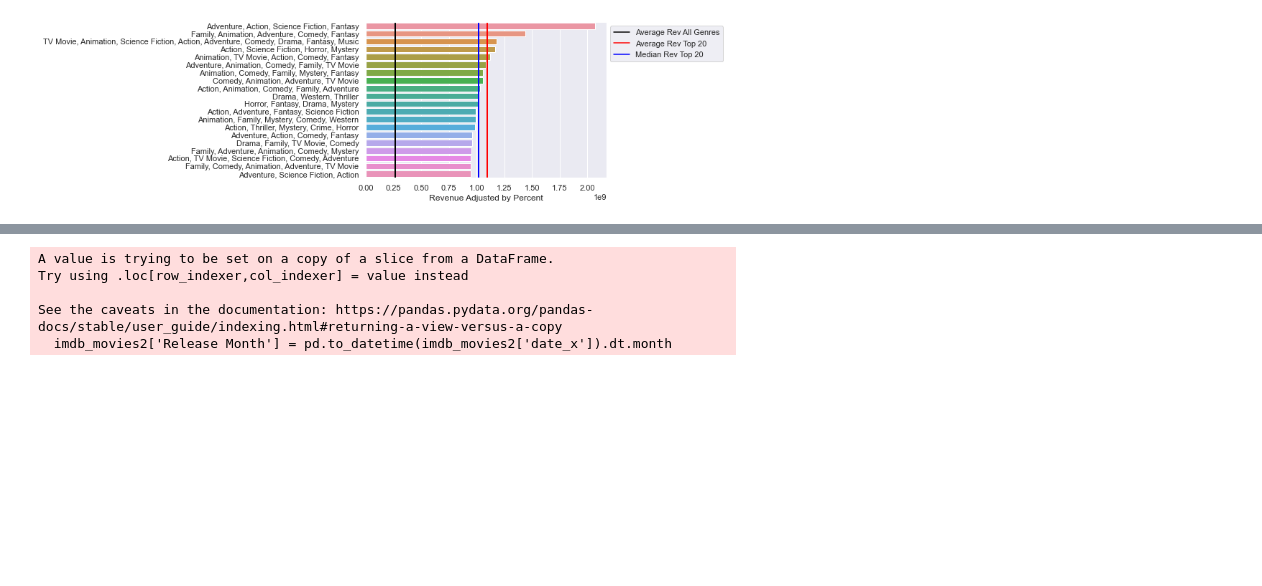
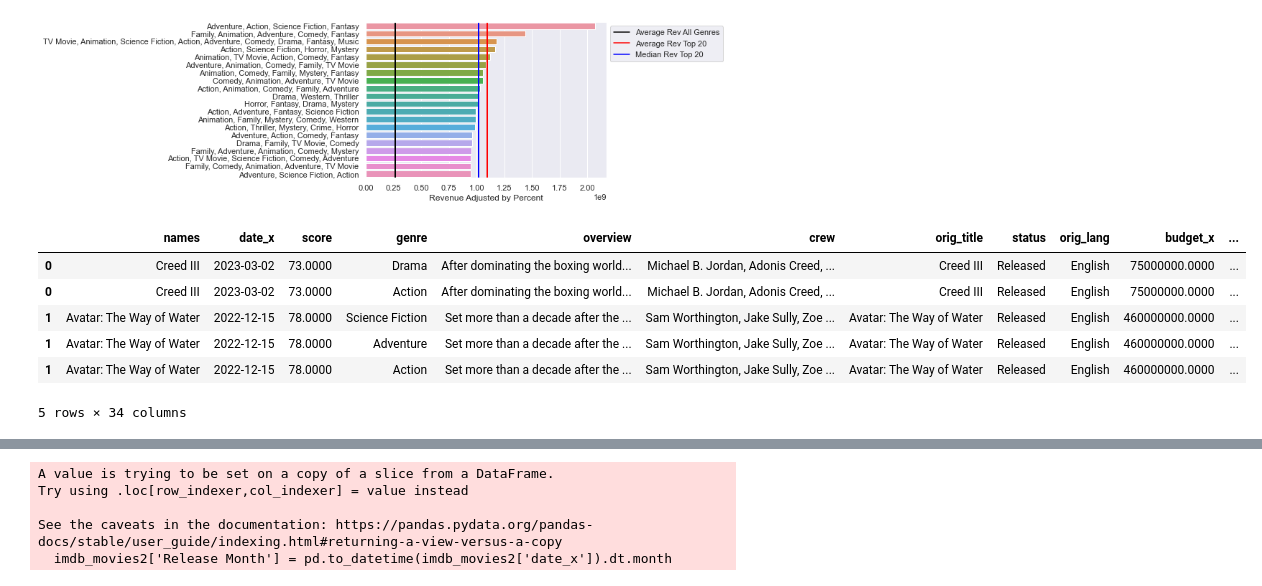
Before and after one commit to Reynch/dsc-phase-2-project-v3, a Jupyter notebook: Rachel.ipynb, the cells around one changed output, grey strips where cells are left out. Saved outputs shown, nothing was run; the diff lists cells and outputs as text; code cells hidden in the pictures; blank space fills up the shorter version.

```diff
--- a/Rachel.ipynb
+++ b/Rachel.ipynb
@@ -795,3 +795,19 @@ plt.legend(handles=[a, b, c], bbox_to_anchor= (1,1));
 # look at median revenue
 # look at absolute profit
 # what is the return percent
+# %%
+# creating copy of dataframe
+imdb_movies_split = imdb_movies.copy()
+# %%
+# split up the genre column, maybe we can plot the above graph for individual genre
+imdb_movies_split['genre'] = imdb_movies_split['genre'].str.split(",")
+imdb_movies_split = imdb_movies_split.explode('genre')
+imdb_movies_split.head()
+# %% [output]
+|  | names | date_x | score | genre | overview | crew | orig_title | status | orig_lang | budget_x | ... |
+| 0 | Creed III | 2023-03-02 | 73.0000 | Drama | After dominating the boxing world... | Michael B. Jordan, Adonis Creed, ... | Creed III | Released | English | 75000000.0000 | ... |
+| 0 | Creed III | 2023-03-02 | 73.0000 | Action | After dominating the boxing world... | Michael B. Jordan, Adonis Creed, ... | Creed III | Released | English | 75000000.0000 | ... |
+| 1 | Avatar: The Way of Water | 2022-12-15 | 78.0000 | Science Fiction | Set more than a decade after the ... | Sam Worthington, Jake Sully, Zoe ... | Avatar: The Way of Water | Released | English | 460000000.0000 | ... |
+| 1 | Avatar: The Way of Water | 2022-12-15 | 78.0000 | Adventure | Set more than a decade after the ... | Sam Worthington, Jake Sully, Zoe ... | Avatar: The Way of Water | Released | English | 460000000.0000 | ... |
+| 1 | Avatar: The Way of Water | 2022-12-15 | 78.0000 | Action | Set more than a decade after the ... | Sam Worthington, Jake Sully, Zoe ... | Avatar: The Way of Water | Released | English | 460000000.0000 | ... |
+5 rows × 34 columns
```
Also changed, not shown: parts of 15 cells of this notebook.
